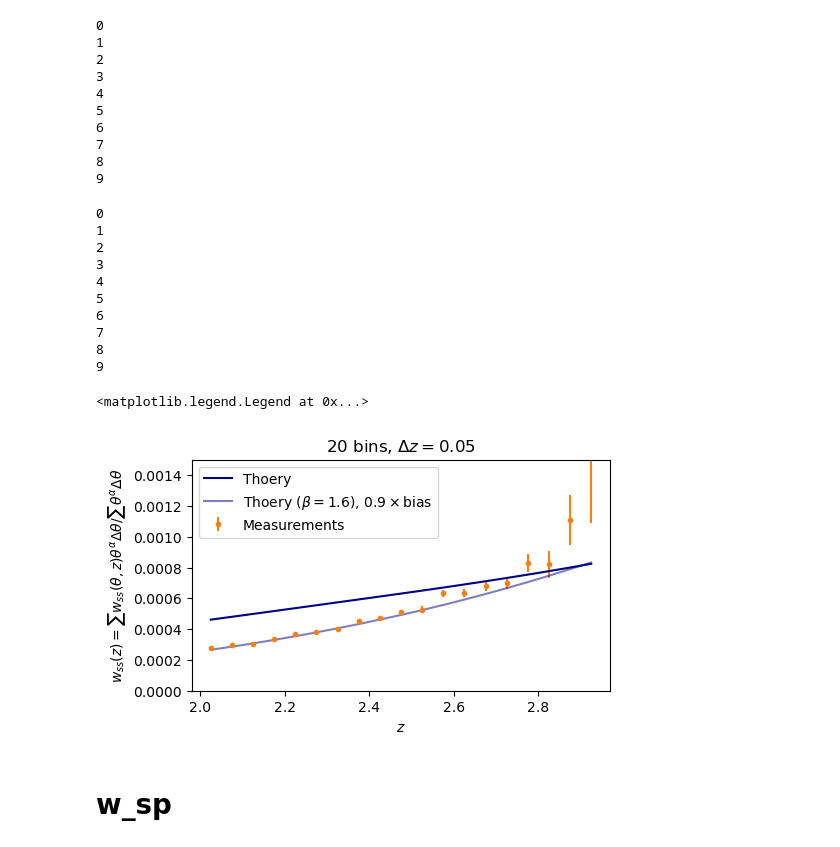
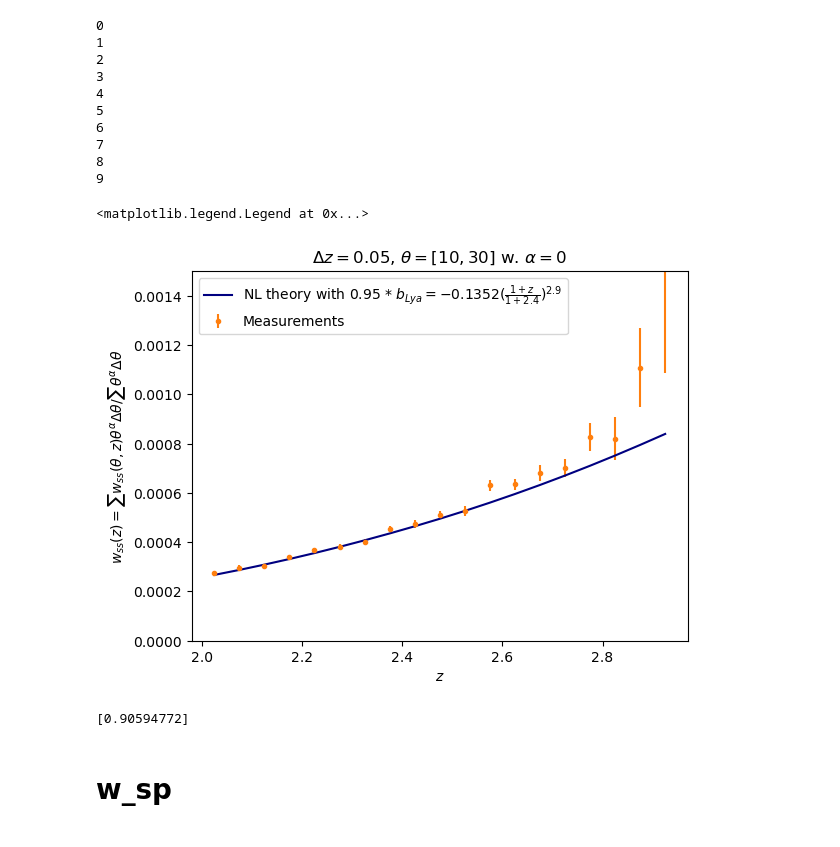
Before and after one commit to hangqianjun/lya_forest_clustering_z, a Jupyter notebook: notebooks/theory_double_integ.ipynb, the cells around one changed output. Saved outputs shown, nothing was run; the diff lists cells and outputs as text; code cells hidden in the pictures.

Commit message:
updates on theory checks, inference pipleins etc.

```diff
--- a/notebooks/theory_double_integ.ipynb
+++ b/notebooks/theory_double_integ.ipynb
@@ -1573,17 +1730,0 @@ Text(0.5, 1.0, '$\\alpha=2$, no RSD')
-# %%
-# now rsd:
-# now let's compute this as a function of theta, then combine the theta bins:
-Ndz=2
-Z_20=[2.025+i*0.05 for i in range(20)]
-Z_40=[2.0125+i*0.025 for i in range(40)]
-
-Ntheta=10
-Theta_10_30= np.logspace(np.log10(10),np.log10(30),Ntheta)
-#Theta_30_50= np.logspace(np.log10(30),np.log10(50),Ntheta)
-
-W_theta1030_dz025_rsd=np.zeros((Ntheta,40))
-#W_theta3050_dz025=np.zeros((Ntheta,40))
-W_theta1030_dz05_rsd=np.zeros((Ntheta,20))
-#W_theta3050_dz05=np.zeros((Ntheta,20))
-
-print(np.shape(W_theta1030_dz025_rsd))
@@ -1596,7 +1765,7 @@ for itheta in range(Ntheta):
     for jdz in range(19):
         zmean=Z_20[jdz]
         dz=0.05
-        beta = omega_m_z(zmean)**0.55/bias_law(zmean)
+        beta = omega_m_z(zmean)**0.55/bias_law_gal(zmean)
         not_limb_1030=wnotLimber_rsd_theta(zmean,dz, Theta_10_30[itheta], beta)
         #not_limb_3050=wnotLimber_theta(zmean,dz, Theta_30_50[itheta])
 
@@ -2046,40 +2118,2 @@ for ii in range(20):
     denom = sum(Theta_10_30_bincen**alpha*dTheta_10_30)
     Wss_theta1030_dz05_rsd_mean[ii] = sum(Wss_theta1030_dz05_rsd[:,ii]*Theta_10_30_bincen**alpha*dTheta_10_30)/denom
-# %%
-# beta fixed version:
-
-# w_ss
-Z_20=[2.025+i*0.05 for i in range(20)]
-Dz=0.05
-
-Ntheta=10
-Theta_10_30_edges = np.logspace(np.log10(10),np.log10(30),Ntheta+1)
-Theta_10_30_bincen = (Theta_10_30_edges[1:] + Theta_10_30_edges[:-1])/2.
-dTheta_10_30=np.array([Theta_10_30_edges[i+1]-Theta_10_30_edges[i] for i in range(Ntheta)])
-
-#beta_law = beta_law_lya
-bias_law = bias_law_lya
-
-Wss_theta1030_dz05_rsd2=np.zeros((Ntheta,20))
-
-# here need to compute beta and update it for every z:
-for itheta in range(Ntheta):
-    print(itheta)
-    for jdz in range(19):
-        zmean=Z_20[jdz]
-        beta=1.5
-        bias=bias_law(zmean)
-        theta = Theta_10_30_bincen[itheta]
-        Wss_theta1030_dz05_rsd2[itheta, jdz] = wnotLimber_rsd_theta(zmean, Dz, theta, beta)
-        Wss_theta1030_dz05_rsd2[itheta, jdz]*=bias**2
-# %% [output]
-0
-1
-2
-3
-4
-5
-6
-7
-8
-9
@@ -2098,14 +2120,14 @@ wss_measure = np.loadtxt(root + "w_ss-raw-thetacomb-alpha-0-min-10-max-30.txt")
 # %%
 # plot:
-eta_bias=0.9
+eta_bias=0.95
 plt.errorbar(Z_20, wss_measure[:,0], yerr=wss_measure[:,1], fmt='.', label='Measurements',color='C1')
-plt.plot(Z_20[:-1], Wss_theta1030_dz05_rsd_mean[:-1], label="Thoery",color='navy')
-plt.plot(Z_20[:-1], Wss_theta1030_dz05_rsd_mean2[:-1]*eta_bias**2, label=f"Thoery ($\\beta=1.6$), ${eta_bias}\\times$bias",color='navy', alpha=0.5)
+plt.plot(Z_20[:-1], Wss_theta1030_dz05_rsd_mean[:-1]*eta_bias**2, label="NL theory with 0.95 * $b_{Lya}=-0.1352(\\frac{1+z}{1+2.4})^{2.9}$",color='navy')
+#plt.plot(Z_20[:-1], Wss_theta1030_dz05_rsd_mean2[:-1]*eta_bias**2, label=f"Thoery ($\\beta=1.6$), ${eta_bias}\\times$bias",color='navy', alpha=0.5)
 plt.ylim([0,0.0015])
-plt.title("20 bins, $\\Delta z = 0.05$")
+plt.title("$\\Delta z = 0.05$, $\\theta=[10,30]$ w. $\\alpha=0$")
 plt.xlabel("$z$")
 plt.ylabel("$w_{ss}(z) = \\sum w_{ss}(\\theta, z)\\theta^{\\alpha}  \\Delta \\theta/\\sum \\theta^{\\alpha} \\Delta \\theta$")
 plt.legend()
 # %% [output]
 <matplotlib.legend.Legend at 0x...>
-[figure, old version]
+[figure, new version]
@@ -2112,2 +2137,15 @@ plt.legend()
+# %%
+# find the best-fit parameter:
+def to_minimize(eta_bias):
+    diff = (wss_measure[:-1,0] -  Wss_theta1030_dz05_rsd_mean[:-1]*eta_bias**2)
+    weight = 1/wss_measure[:-1,1]**2
+    sq = sum(diff**2*weight)/sum(weight)
+    return sq
+
+from scipy.optimize import minimize
+res = minimize(to_minimize, 0.9, method='Nelder-Mead', tol=1e-6)
+print(res.x)
+# %% [output]
+[0.90594772]
 # %% [markdown]
 # w_sp
```
Also changed, not shown: parts of 102 cells of this notebook, 29 other files.
